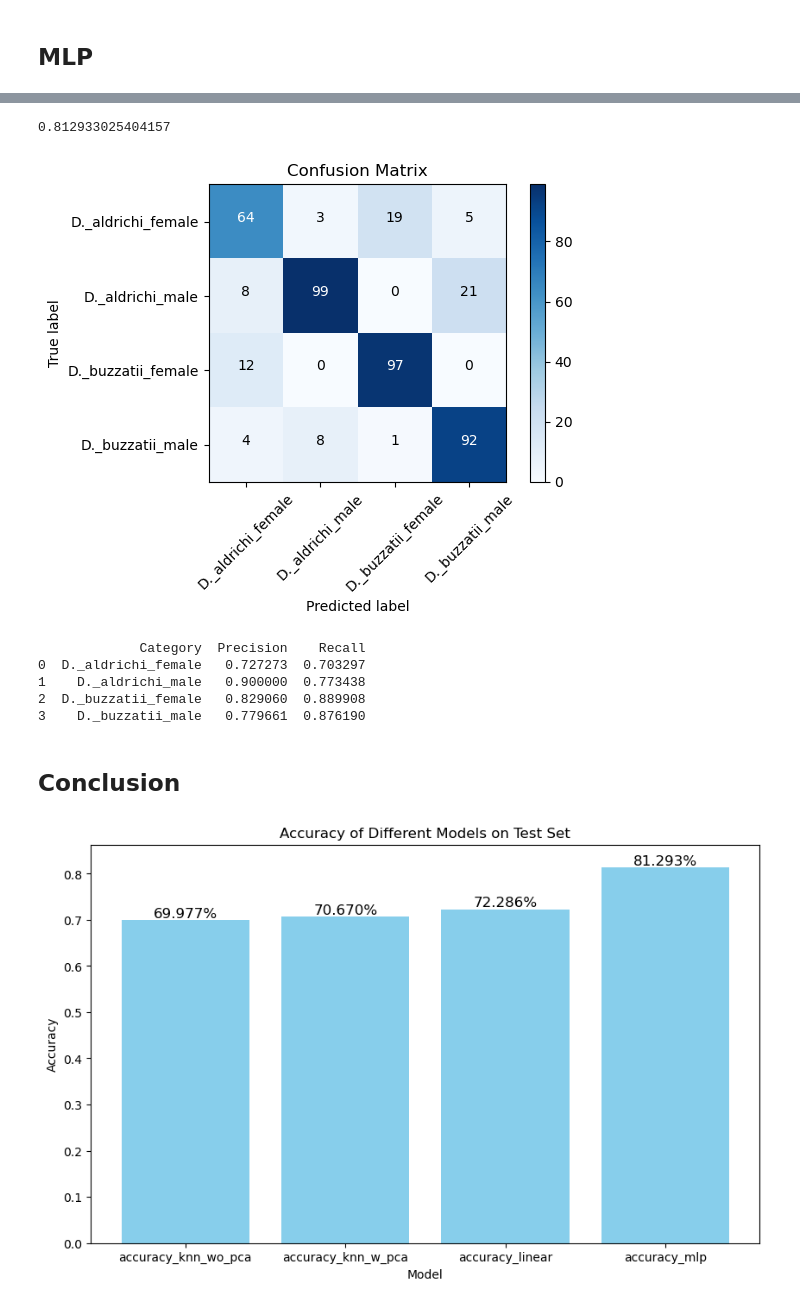
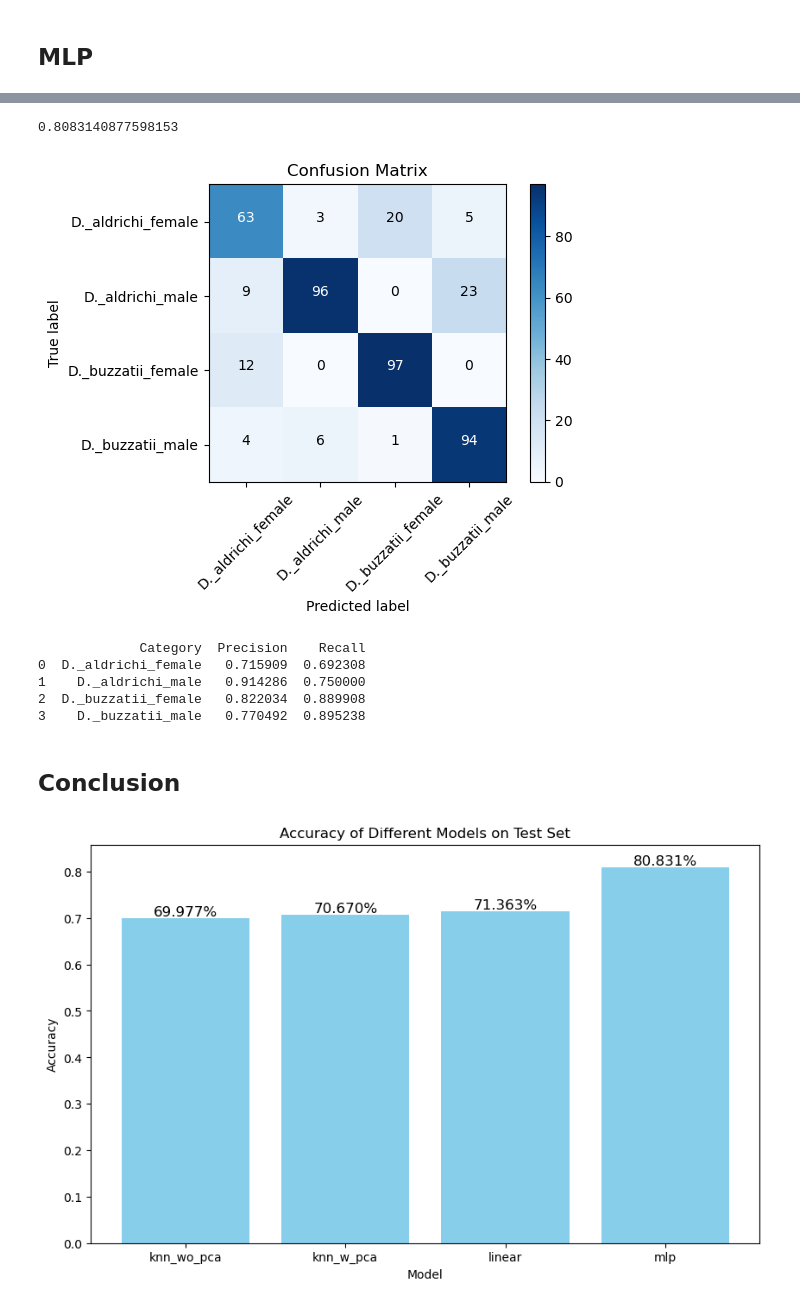
Before and after one commit to chenzhi-liu/COMP4702_Report, a Jupyter notebook: comp4702.ipynb, the cells around one changed output, grey strips where cells are left out. Cells and saved outputs as stored; diff of their text form; code cells hidden in the pictures.

```diff
--- a/comp4702.ipynb
+++ b/comp4702.ipynb
@@ -405,11 +405,12 @@ def train(model, train_loader, optimizer, criterion):
 lr = 0.001
 epochs = 300
 batch_size = 64
-early_stopping = 20
+early_stopping = 25
 # regularization L2
 # %%
 from torch import nn, optim
 from torch.utils.data import DataLoader, TensorDataset
+import copy
 
 # prepare data
 X_train_tensor = torch.tensor(X_train_scaled, dtype=torch.float32)
@@ -461,13 +462,13 @@ for epoch in range(epochs):
 
     if val_acc > best_acc:
         best_acc = val_acc
-        best_model = model
+        best_model = copy.deepcopy(model)
+        best_epoch = epoch
         patience = 0
     else:
         patience += 1
 
     if patience == early_stopping:
-        best_epoch = epoch
         break
 
 print('best epoch at epoch {} with val acc {}'.format(best_epoch, best_acc))
@@ -576,12 +577,13 @@ lr = 0.001
 epochs = 300
 hidden_size = 64
 batch_size = 64
-early_stopping = 20
+early_stopping =25
 weight_decay = 0
 # regularization L2
 # %%
 from torch import nn, optim
 from torch.utils.data import DataLoader, TensorDataset
+import copy
 
 # prepare data
 X_train_tensor = torch.tensor(X_train_scaled, dtype=torch.float32)
@@ -609,9 +611,9 @@ num_classes = len(pd.unique(y_train))
 class MLP(nn.Module):
     def __init__(self, input_size, hidden_size, output_size):
         super(MLP, self).__init__()
-        self.layer1 = nn.Linear(input_size, hidden_size)  # 第一层（隐藏层）
-        self.relu = nn.ReLU()                             # 激活函数
-        self.layer2 = nn.Linear(hidden_size, output_size) # 第二层（输出层）
+        self.layer1 = nn.Linear(input_size, hidden_size)
+        self.relu = nn.ReLU()
+        self.layer2 = nn.Linear(hidden_size, output_size)
 
     def forward(self, x):
         x = self.layer1(x)
@@ -648,15 +650,14 @@ for epoch in range(epochs):
 
     if val_acc > best_acc:
         best_acc = val_acc
-        best_model = model
+        best_model = copy.deepcopy(model)
+        best_epoch = epoch
         patience = 0
     else:
         patience += 1
 
     if patience == early_stopping:
-        best_epoch = epoch
         break
 
-
 print('best epoch at epoch {} with val acc {}'.format(best_epoch, best_acc))
 # %% [output]
@@ -705,7 +707,7 @@ test_acc = accuracy_score(y_test, y_pred)
 accuracy_mlp = test_acc
 test_acc
 # %% [output]
-0.812933025404157
+0.8083140877598153
 # %%
 from sklearn.metrics import confusion_matrix
 
@@ -730,7 +732,7 @@ plt.xlabel('Predicted label')
 plt.tight_layout()
 plt.show()
 # %% [output]
-[figure, old version]
+[figure, new version]
 # %%
 from sklearn.metrics import classification_report
 report = classification_report(y_test, y_pred, target_names=category_labels, output_dict=True)
@@ -751,33 +753,33 @@ precision_recall_df_mlp = pd.DataFrame(precision_recall_data)
 print(precision_recall_df_mlp)
 # %% [output]
              Category  Precision    Recall
-0  D._aldrichi_female   0.727273  0.703297
-1    D._aldrichi_male   0.900000  0.773438
-2  D._buzzatii_female   0.829060  0.889908
-3    D._buzzatii_male   0.779661  0.876190
+0  D._aldrichi_female   0.715909  0.692308
+1    D._aldrichi_male   0.914286  0.750000
+2  D._buzzatii_female   0.822034  0.889908
+3    D._buzzatii_male   0.770492  0.895238
 # %% [markdown]
 ## Conclusion
 # %%
-labels = ['accuracy_knn_wo_pca', 'accuracy_knn_w_pca', 'accuracy_linear', 'accuracy_mlp']
+labels = ['knn_wo_pca', 'knn_w_pca', 'linear', 'mlp']
 
 values = [accuracy_knn_wo_pca, accuracy_knn_w_pca, accuracy_linear, accuracy_mlp]
 
 plt.figure(figsize=(10, 6))
 bars = plt.bar(labels, values, color='skyblue')
 
 for bar in bars:
     height = bar.get_height()
     plt.text(bar.get_x() + bar.get_width() / 2, height, f'{height * 100:.3f}%', ha='center', va='bottom', color='black', fontsize=12)
 
 plt.title('Accuracy of Different Models on Test Set')
 plt.xlabel('Model')
 plt.ylabel('Accuracy')
 
 plt.ylim(0, max(values) + 0.05)
 
 plt.show()
 # %% [output]
-[figure, old version]
+[figure, new version]
 # %%
 categories = precision_recall_df_knn_wo_pca['Category']
 precision_values = [
```
Also changed, not shown: parts of 11 cells of this notebook.
